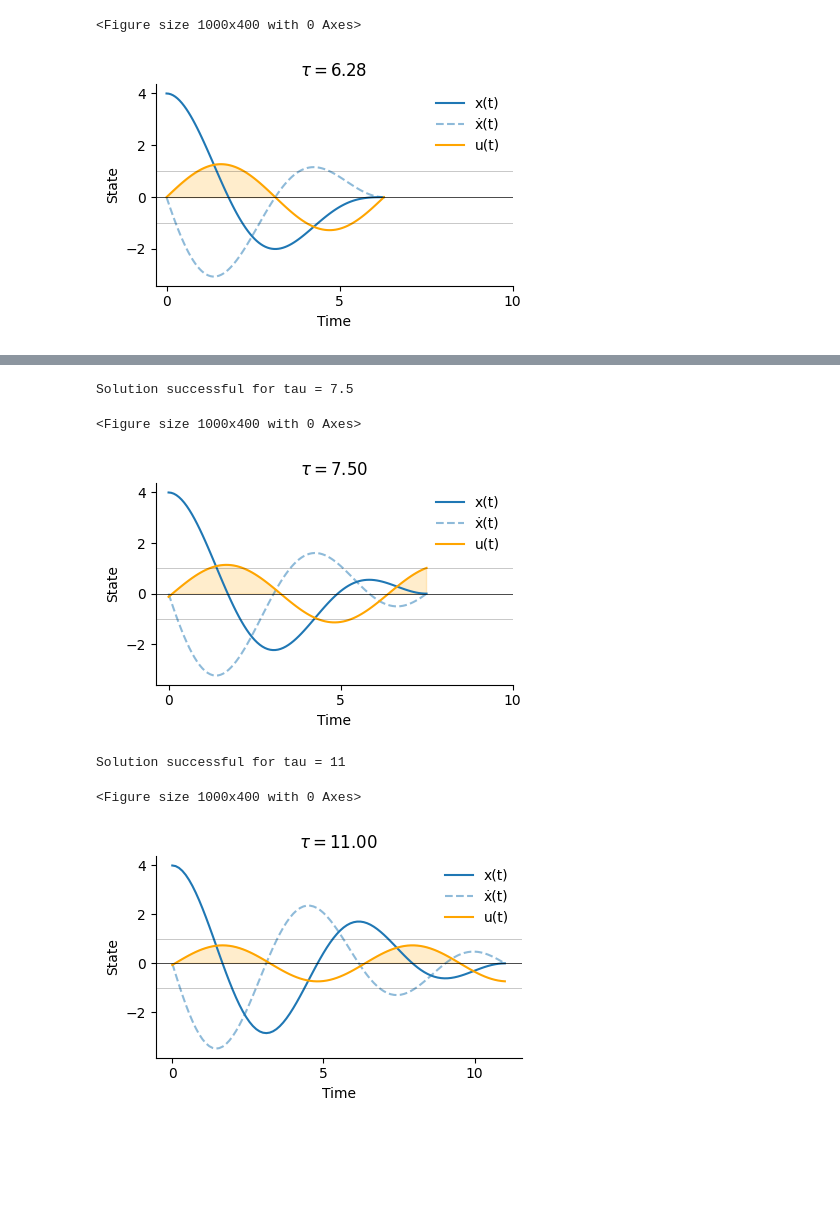
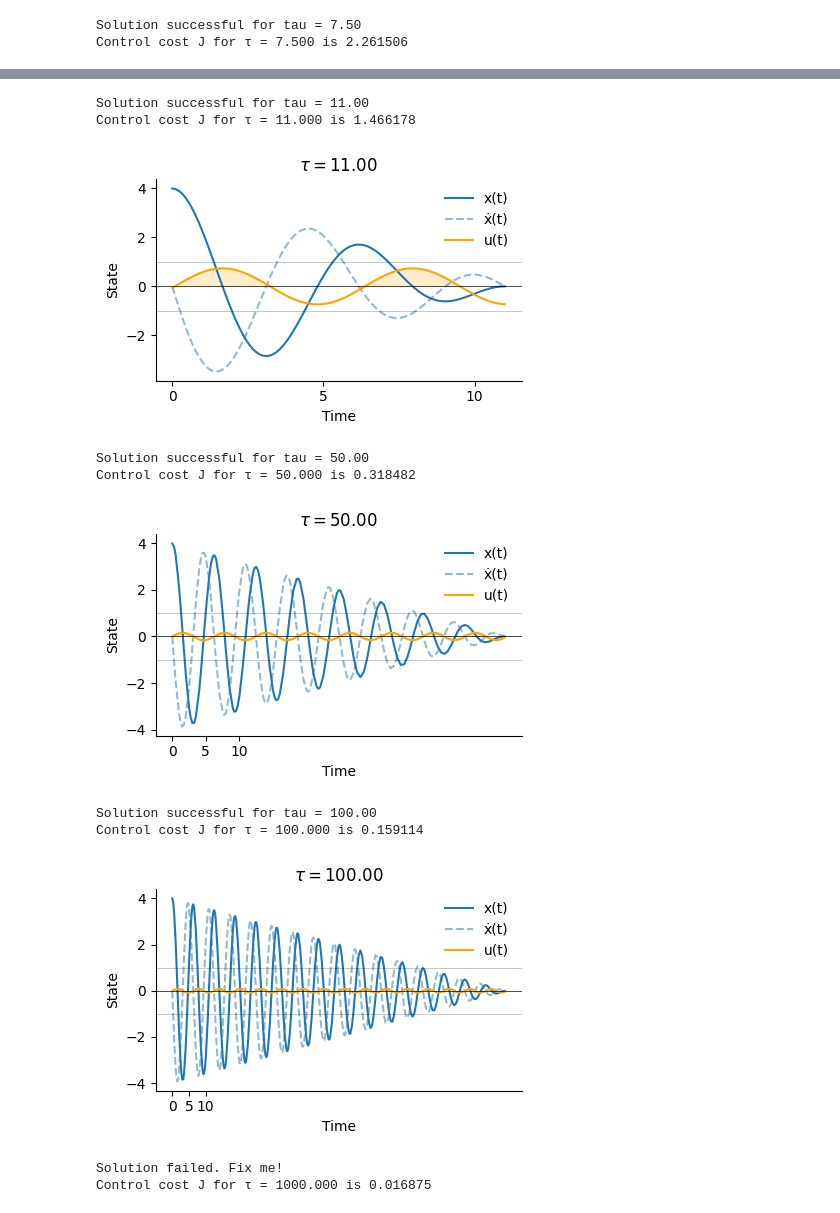
Before and after one commit to Ham0osh/phys_445, a Jupyter notebook: PHYS 887/A2.ipynb, the cells around one changed output, grey strips where cells are left out. Saved outputs shown, nothing was run; the diff lists cells and outputs as text; code cells hidden in the pictures; blank space fills up the shorter version.

```diff
--- a/PHYS 887/A2.ipynb
+++ b/PHYS 887/A2.ipynb
@@ -40,10 +40,19 @@ def solve_for_tau(tau):
     return sol
 
 # Example for τ = 2π
-taus = [2 * np.pi, 7.5, 11]
+taus = [2 * np.pi, 7.5, 11, 50, 100, 1000]
+J_arr = []
 
 for tau in taus:
     sol = solve_for_tau(tau)
+    # Compute the control input u(t) = -lambda_2(t)
+    u = -sol.y[3]  # lambda_2 is the 4th row
+
+    # Compute the cost J = (1/2) ∫ u(t)^2 dt using trapezoidal rule
+    J = 0.5 * np.trapz(u**2, sol.x)
+    J_arr.append(J)
+    print(f"Control cost J for τ = {tau:.3f} is {J:.6f}")
+
 
     # Extract solution
     t_vals = sol.x
@@ -51,7 +60,6 @@ for tau in taus:
     u = -l2
 
     # Plotting
-    plt.figure(figsize=(10, 4))
     fig, ax = plt.subplots(1, 1, figsize=np.array([3.3, 2.2])*1.35)
     ax.plot(t_vals, x1, label='x(t)', color='C0')
     ax.plot(t_vals, x2, label='ẋ(t)', color='C0', linestyle='--', alpha=0.5)
@@ -70,4 +78,17 @@ for tau in taus:
     plt.savefig(f'plots/q1_c_tau_{tau:.2f}.pdf', bbox_inches='tight')
     plt.savefig(f'plots/q1_c_tau_{tau:.2f}.png', bbox_inches='tight')
     plt.show()
+
+# plot J relationship
+fig, ax = plt.subplots(1, 1, figsize=np.array([2.8, 2.2])*1.35)
+ax.plot(taus, J_arr, marker='.', color='C3')
+ax.set(xlabel=r'$\tau$', ylabel=r'$J(\tau)$')
+ax.set_xscale('log')
+ax.set_yscale('log')
+hp.despine(ax)
+
+plt.tight_layout()
+plt.savefig(f'plots/q1_e.pdf', bbox_inches='tight')
+plt.savefig(f'plots/q1_e.png', bbox_inches='tight')
+plt.show()
 # %% [output]
@@ -75,2 +98,2 @@ Solution successful for tau = 6.283185307179586
-<Figure size 1000x400 with 0 Axes>
+Solution successful for tau = 7.50
+Control cost J for τ = 7.500 is 2.261506
-[figure]
@@ -77,6 +101,11 @@ Solution successful for tau = 6.283185307179586
-Solution successful for tau = 7.5
+Solution successful for tau = 11.00
+Control cost J for τ = 11.000 is 1.466178
+[figure]
-<Figure size 1000x400 with 0 Axes>
+Solution successful for tau = 50.00
+Control cost J for τ = 50.000 is 0.318482
-[figure]
+[figure, added]
-Solution successful for tau = 11
+Solution successful for tau = 100.00
+Control cost J for τ = 100.000 is 0.159114
+[figure, added]
-<Figure size 1000x400 with 0 Axes>
+Solution failed. Fix me!
+Control cost J for τ = 1000.000 is 0.016875
-[figure]
```
Also changed, not shown: parts of 1 cell of this notebook, 11 other files.
